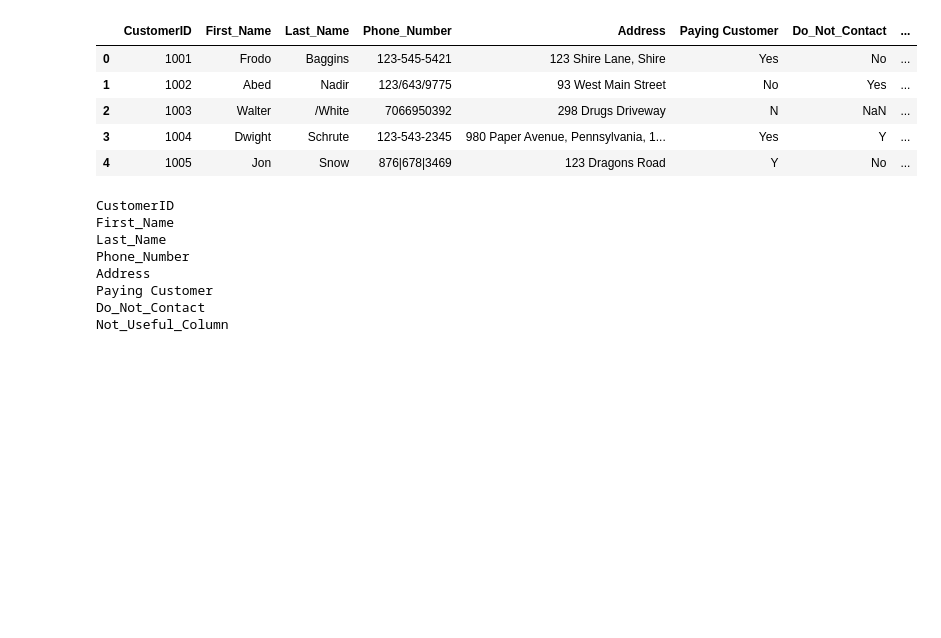
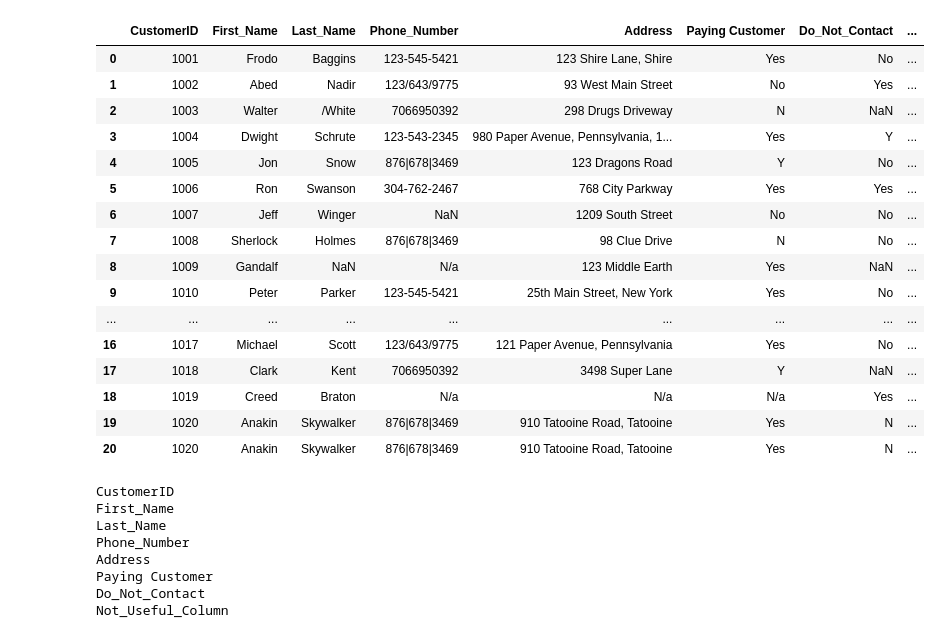
Before and after one commit to gplinkage/Core-Python, a Jupyter notebook: Pandas_data_Cleaning.ipynb, the cells around one changed output. Saved outputs shown, nothing was run; the diff lists cells and outputs as text; code cells hidden in the pictures; blank space fills up the shorter version.

```diff
--- a/Pandas_data_Cleaning.ipynb
+++ b/Pandas_data_Cleaning.ipynb
@@ -10,14 +10,25 @@ warnings.filterwarnings('ignore')
 # %%
 df = pd.read_excel("Customer Call List.xlsx")
 # %%
-df.head()
+df
 # %% [output]
 |  | CustomerID | First_Name | Last_Name | Phone_Number | Address | Paying Customer | Do_Not_Contact | ... |
 | 0 | 1001 | Frodo | Baggins | 123-545-5421 | 123 Shire Lane, Shire | Yes | No | ... |
 | 1 | 1002 | Abed | Nadir | 123/643/9775 | 93 West Main Street | No | Yes | ... |
 | 2 | 1003 | Walter | /White | 7066950392 | 298 Drugs Driveway | N | NaN | ... |
 | 3 | 1004 | Dwight | Schrute | 123-543-2345 | 980 Paper Avenue, Pennsylvania, 1... | Yes | Y | ... |
 | 4 | 1005 | Jon | Snow | 876|678|3469 | 123 Dragons Road | Y | No | ... |
+| 5 | 1006 | Ron | Swanson | 304-762-2467 | 768 City Parkway | Yes | Yes | ... |
+| 6 | 1007 | Jeff | Winger | NaN | 1209 South Street | No | No | ... |
+| 7 | 1008 | Sherlock | Holmes | 876|678|3469 | 98 Clue Drive | N | No | ... |
+| 8 | 1009 | Gandalf | NaN | N/a | 123 Middle Earth | Yes | NaN | ... |
+| 9 | 1010 | Peter | Parker | 123-545-5421 | 25th Main Street, New York | Yes | No | ... |
+| ... | ... | ... | ... | ... | ... | ... | ... | ... |
+| 16 | 1017 | Michael | Scott | 123/643/9775 | 121 Paper Avenue, Pennsylvania | Yes | No | ... |
+| 17 | 1018 | Clark | Kent | 7066950392 | 3498 Super Lane | Y | NaN | ... |
+| 18 | 1019 | Creed | Braton | N/a | N/a | N/a | Yes | ... |
+| 19 | 1020 | Anakin | Skywalker | 876|678|3469 | 910 Tatooine Road, Tatooine | Yes | N | ... |
+| 20 | 1020 | Anakin | Skywalker | 876|678|3469 | 910 Tatooine Road, Tatooine | Yes | N | ... |
 # %%
 for i in df.columns:
   print(i)
```
Also changed, not shown: parts of 7 cells of this notebook.
